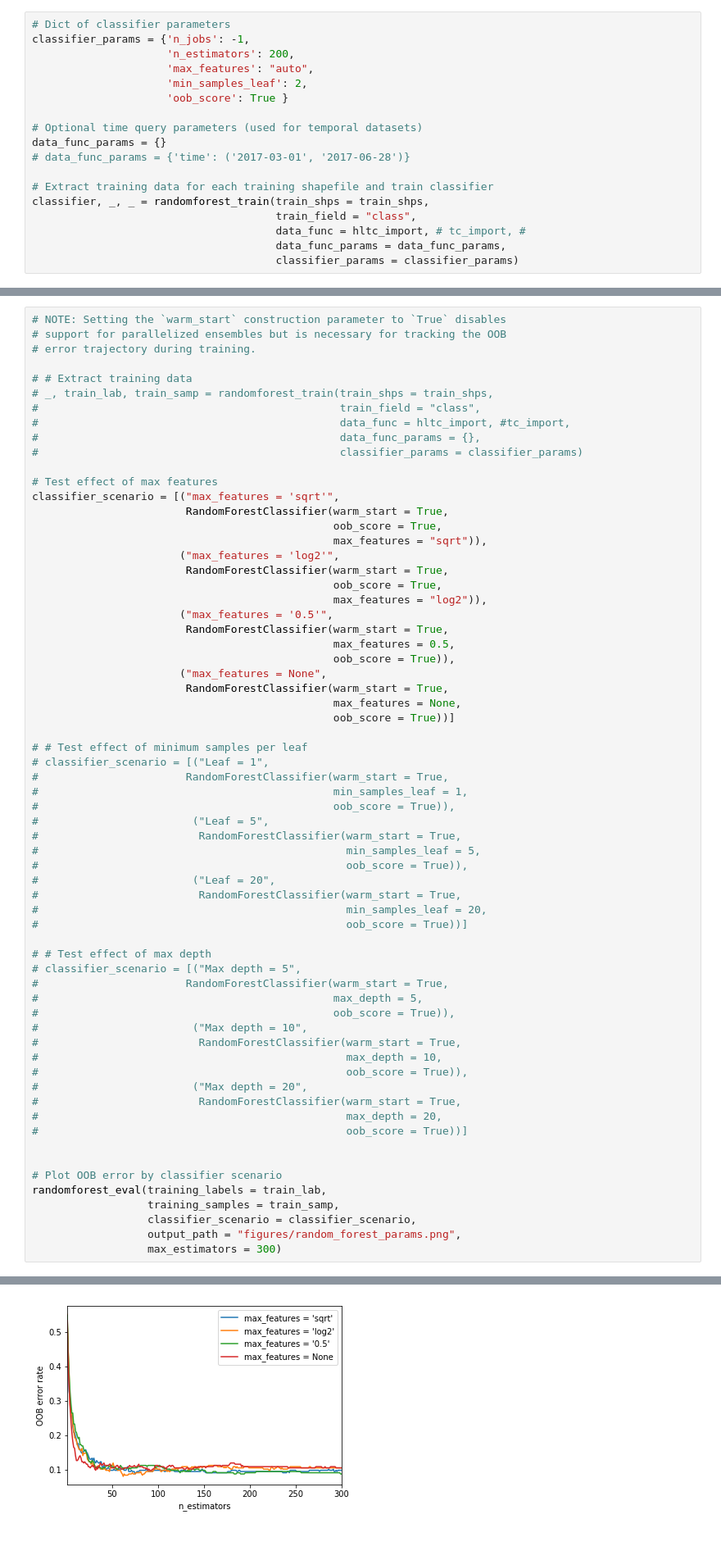
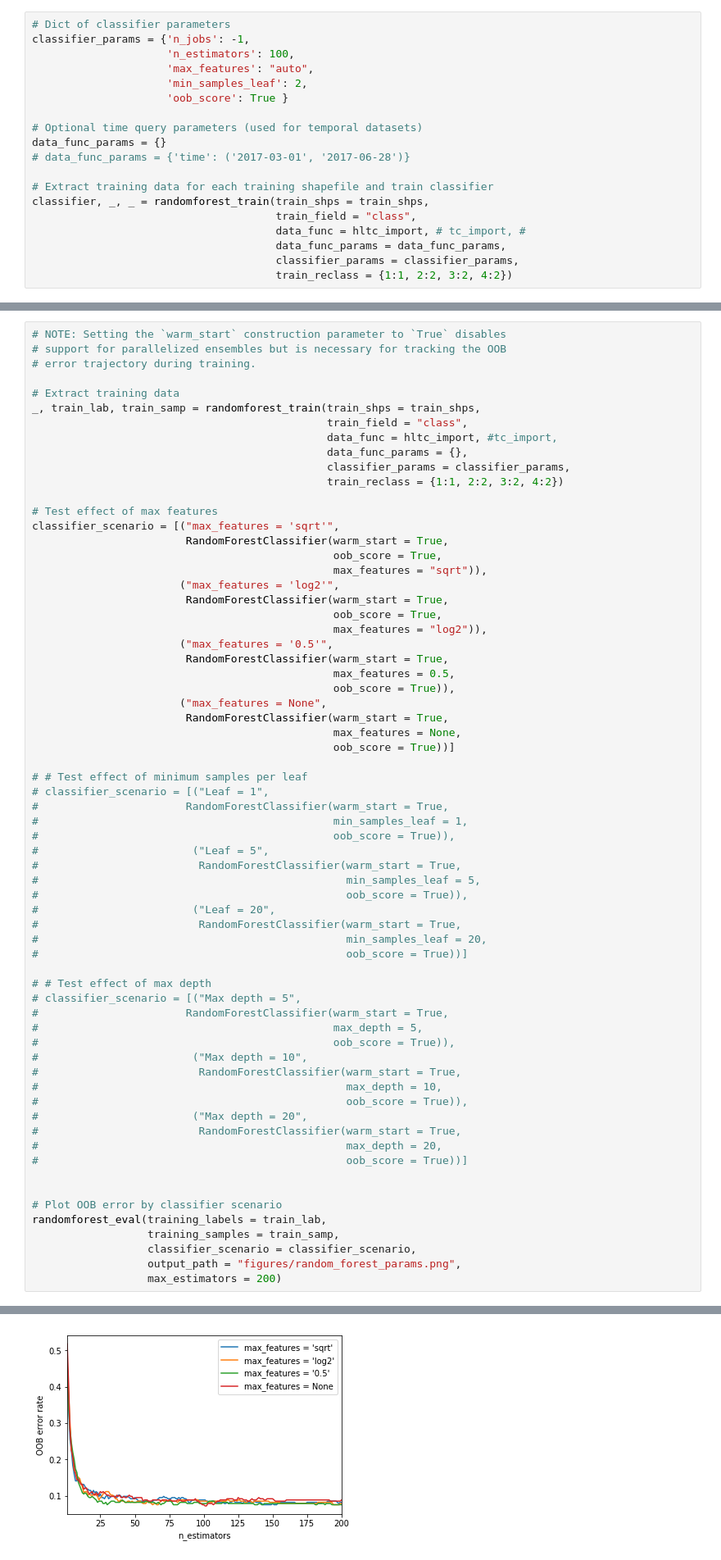
Before and after one commit to ML-MachineLearning/randomforest-GA, a Jupyter notebook: random_forest.ipynb, the cells around one changed output, grey strips where cells are left out. Shown at 82% size. Saved outputs shown, nothing was run; the diff lists cells and outputs as text.

```diff
--- a/random_forest.ipynb
+++ b/random_forest.ipynb
@@ -577,7 +593,7 @@ Uses randomforest_train to extract training data from potentially multiple train
 # %%
 # Dict of classifier parameters
 classifier_params = {'n_jobs': -1,
-                     'n_estimators': 200,
+                     'n_estimators': 100,
                      'max_features': "auto",
                      'min_samples_leaf': 2,
                      'oob_score': True }
@@ -591,5 +607,6 @@ classifier, _, _ = randomforest_train(train_shps = train_shps,
                                       train_field = "class",
                                       data_func = hltc_import, # tc_import, #
                                       data_func_params = data_func_params,
-                                      classifier_params = classifier_params)
+                                      classifier_params = classifier_params,
+                                      train_reclass = {1:1, 2:2, 3:2, 4:2})
 # %% [output]
@@ -740,12 +709,13 @@ Random forest classifiers contain many modifiable parameters that can strongly a
 # support for parallelized ensembles but is necessary for tracking the OOB
 # error trajectory during training.
 
-# # Extract training data
-# _, train_lab, train_samp = randomforest_train(train_shps = train_shps,
-#                                               train_field = "class",
-#                                               data_func = hltc_import, #tc_import,
-#                                               data_func_params = {},
-#                                               classifier_params = classifier_params)
+# Extract training data
+_, train_lab, train_samp = randomforest_train(train_shps = train_shps,
+                                              train_field = "class",
+                                              data_func = hltc_import, #tc_import,
+                                              data_func_params = {},
+                                              classifier_params = classifier_params,
+                                              train_reclass = {1:1, 2:2, 3:2, 4:2})
 
 # Test effect of max features
 classifier_scenario = [("max_features = 'sqrt'",
@@ -799,5 +769,5 @@ randomforest_eval(training_labels = train_lab,
                   training_samples = train_samp,
                   classifier_scenario = classifier_scenario,
                   output_path = "figures/random_forest_params.png",
-                  max_estimators = 300)
+                  max_estimators = 200)
 # %% [output]
@@ -804,4 +785,4 @@ randomforest_eval(training_labels = train_lab,
-[figure, old version]
+[figure, new version]
 # %% [markdown]
 # Visualise random forest structure
 Code to visualise internal structure of ensemble forest using histogram of leaf depths and number of samples.
```
Also changed, not shown: parts of 7 cells of this notebook.
